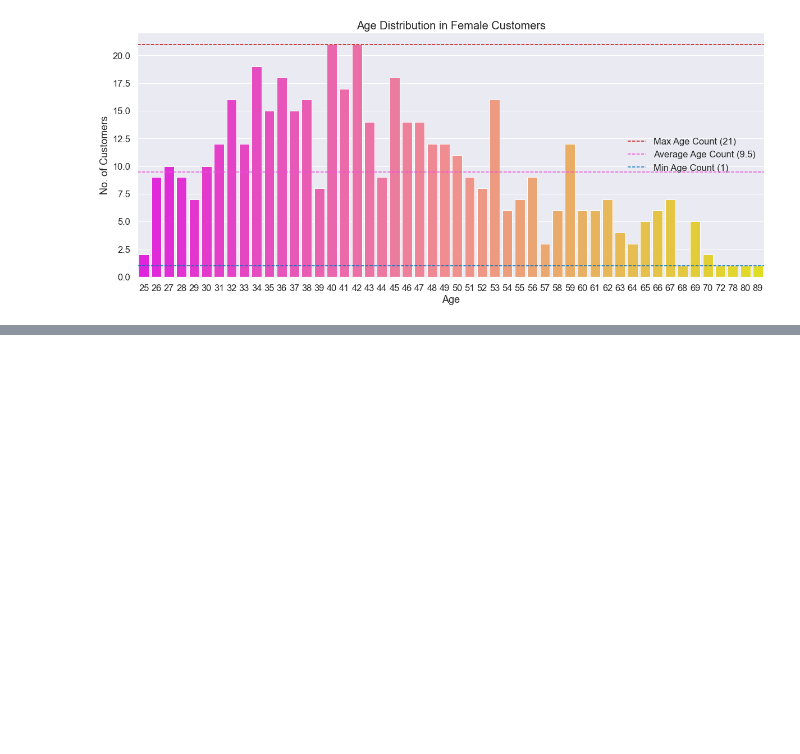
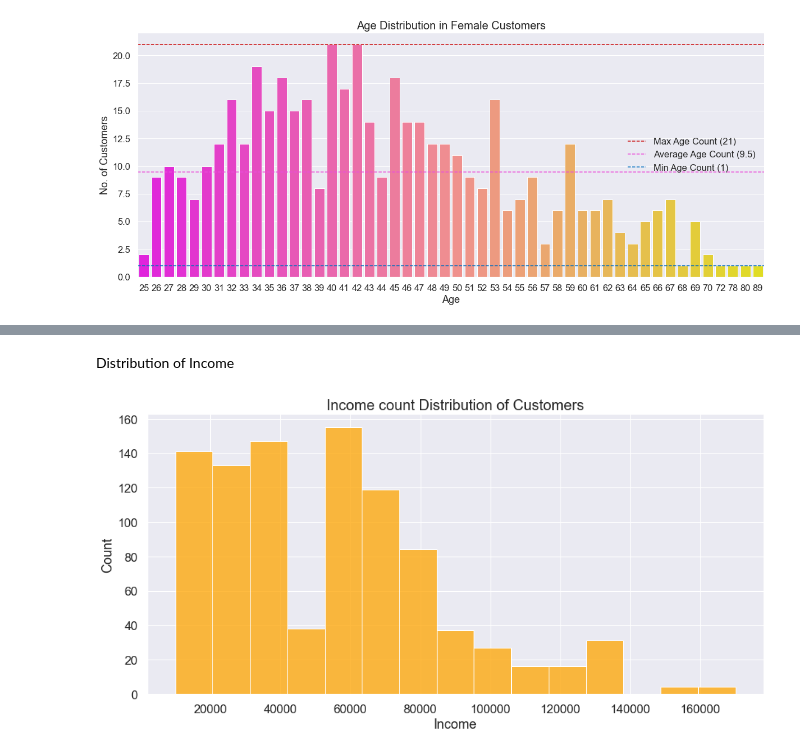
Before and after one commit to balachander712/customer-segmentation, a Jupyter notebook: customer-segmentation.ipynb, the cells around one changed output, grey strips where cells are left out. Cells and saved outputs as stored; diff of their text form; code cells hidden in the pictures; blank space fills up the shorter version.

```diff
--- a/customer-segmentation.ipynb
+++ b/customer-segmentation.ipynb
@@ -535,0 +561,11 @@ plt.show()
+# %% [markdown]
+Distribution of Income
+# %%
+fig, ax = plt.subplots(figsize=(15,7))
+sns.set(font_scale=1.5)
+ax = sns.histplot(data['Income'], bins=15, ax=ax, color=['orange'])
+ax.set_xlabel('Income')
+plt.title('Income count Distribution of Customers', fontsize = 20)
+plt.show()
+# %% [output]
+[figure, added]
```
Also changed, not shown: parts of 30 cells of this notebook.
